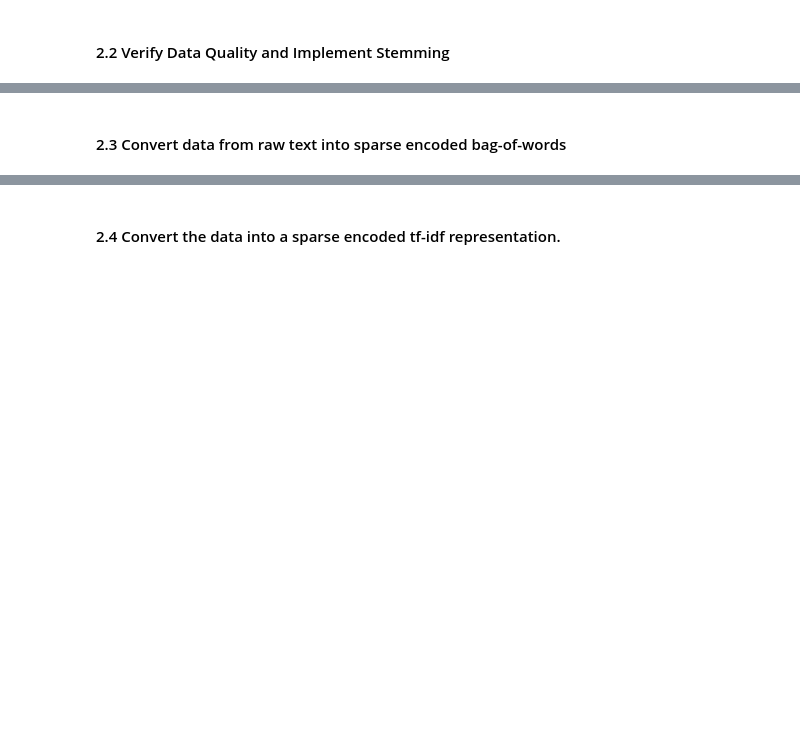
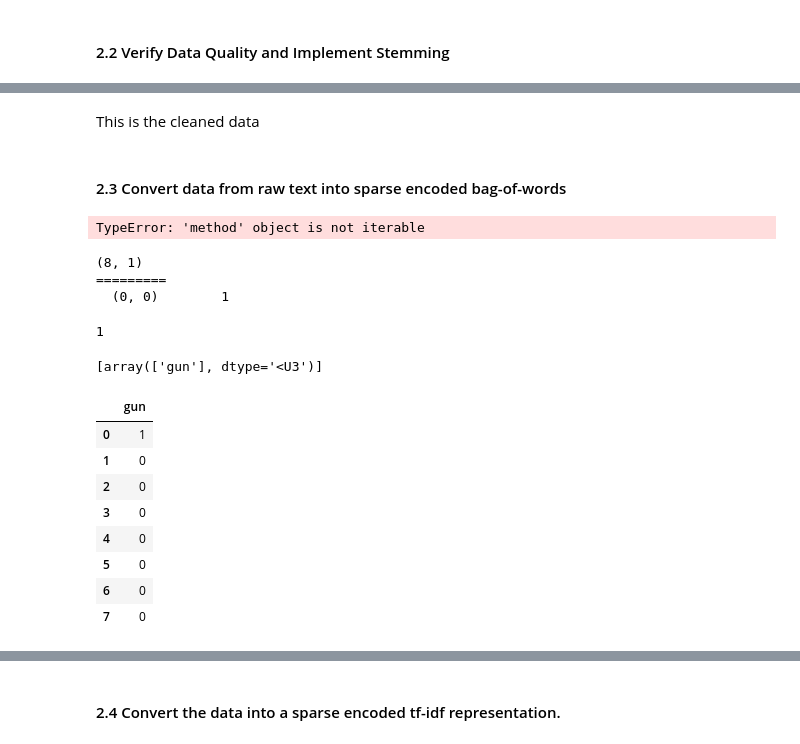
Before and after one commit to avirajs/ML_Proj1, a Jupyter notebook: Project1.ipynb, the cells around one changed output, grey strips where cells are left out. Saved outputs shown, nothing was run; the diff lists cells and outputs as text; code cells hidden in the pictures; blank space fills up the shorter version.

```diff
--- a/Project1.ipynb
+++ b/Project1.ipynb
@@ -26,2 +56,55 @@ The success of this task would result in basic classification of a review as pos
+# %% [markdown]
+This is the cleaned data
 # %% [markdown]
 #### 2.3 Convert data from raw text into sparse encoded bag-of-words
+# %%
+from sklearn.feature_extraction.text import CountVectorizer
+from sklearn.feature_extraction import text
+from nltk.corpus import words
+
+
+domain_specific_stop_words = ["author", "movies", "movie", "film", "reviews", "review"]
+stop_words = text.ENGLISH_STOP_WORDS.union(domain_specific_stop_words)
+
+count_vect = CountVectorizer(stop_words= stop_words,
+                             decode_error='ignore',
+                             vocabulary=vocab
+                                ) # an object capable of counting words in a document!
+
+bag_words = count_vect.fit_transform(documents)
+
+documents[0]
+# %% [output]
+TypeError: 'method' object is not iterable
+# %%
+print(bag_words.shape) # this is a sparse matrix
+print('=========')
+print(bag_words[0])
+# %% [output]
+(8, 1)
+=========
+  (0, 0)        1
+# %%
+print(len(count_vect.vocabulary_))
+#print(count_vect.vocabulary_)
+count_vect.inverse_transform(bag_words[0])
+# %% [output]
+1
+[array(['gun'], dtype='<U3')]
+# %%
+# now let's create a pandas API out of this
+import pandas as pd
+
+pd.options.display.max_columns = 999
+df = pd.DataFrame(data=bag_words.toarray(),columns=count_vect.get_feature_names())
+df
+# %% [output]
+|  | gun |
+| 0 | 1 |
+| 1 | 0 |
+| 2 | 0 |
+| 3 | 0 |
+| 4 | 0 |
+| 5 | 0 |
+| 6 | 0 |
+| 7 | 0 |
```
Also changed, not shown: parts of 10 cells of this notebook.
